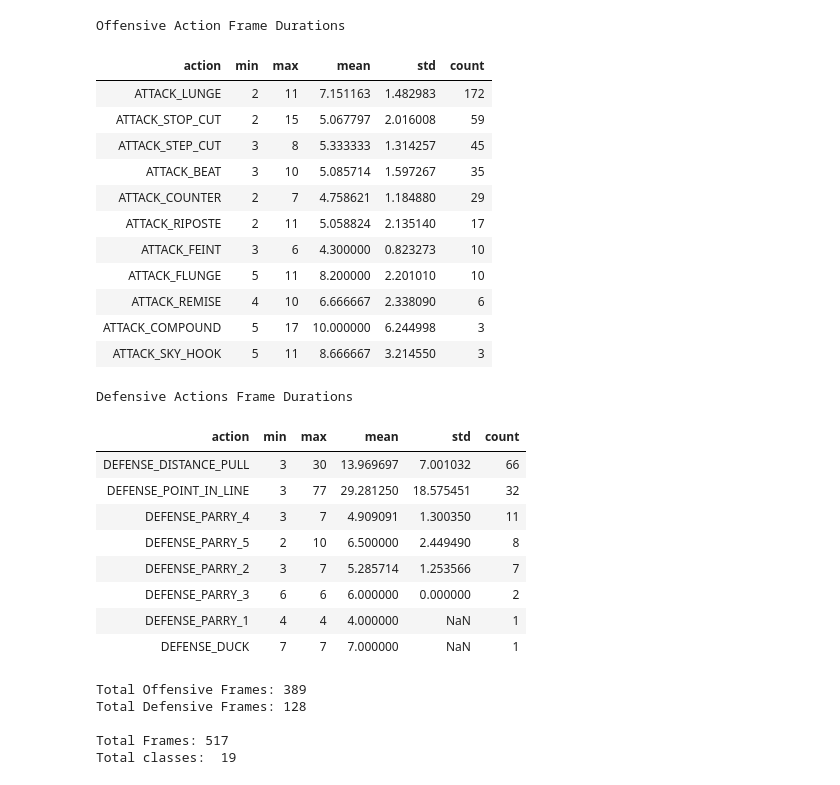
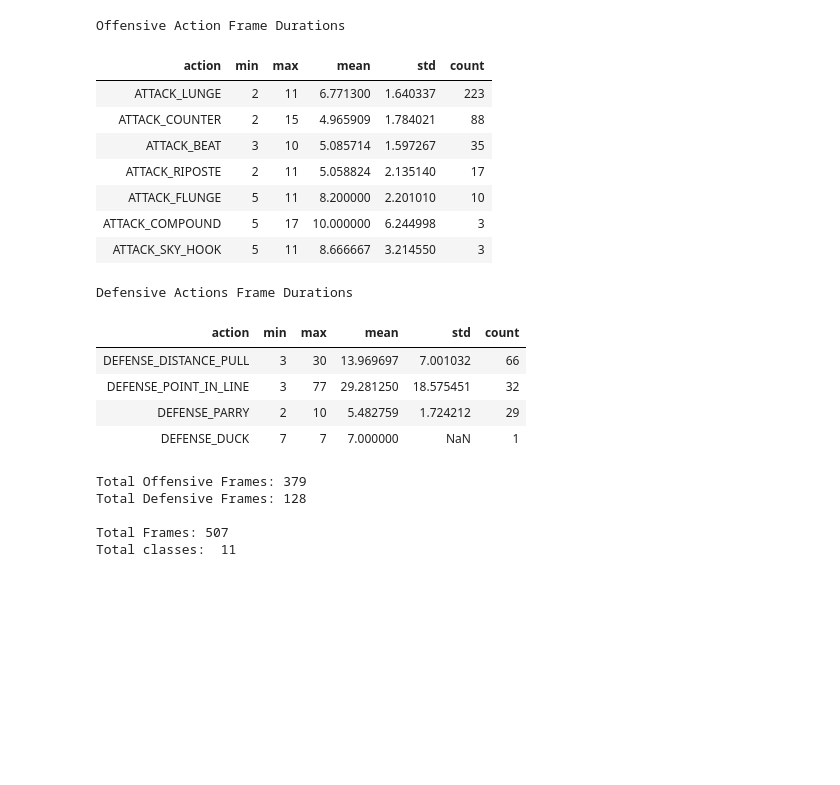
Before and after one commit to MistakesWereMaed/SaberPredict, a Jupyter notebook: Dataset/Pipeline/1-AnnotationParsing.ipynb, the cells around one changed output. Saved outputs shown, nothing was run; the diff lists cells and outputs as text; code cells hidden in the pictures; blank space fills up the shorter version.

Commit message:
Merged some class labels due to similarity with 2D pose representations

```diff
--- a/Dataset/Pipeline/1-AnnotationParsing.ipynb
+++ b/Dataset/Pipeline/1-AnnotationParsing.ipynb
@@ -10,37 +10,45 @@ MINIMUM_ACTION_COUNT                = 5
 # %%
 df = parse_annotations(PATH_ACTIONS)
 
 df["duration"] = df["end_frame"] - df["start_frame"] + 1
-df_actions = df[~df["action"].isin(["ATTACK_PREPARATION", "OTHER_NO_ACTION", "OTHER_RECOVERY"])]
+df_actions = df[~df["action"].isin(["ATTACK_PREPARATION", "OTHER_NO_ACTION", "OTHER_RECOVERY", 'ATTACK_FEINT'])]
 
-show_stats(df_actions)
+merge_map = {
+    "ATTACK_STOP_CUT": "ATTACK_COUNTER",
+    "ATTACK_STEP_CUT": "ATTACK_LUNGE",
+    "ATTACK_REMISE"  : "ATTACK_LUNGE",
+    "DEFENSE_PARRY_1": "DEFENSE_PARRY",
+    "DEFENSE_PARRY_2": "DEFENSE_PARRY",
+    "DEFENSE_PARRY_3": "DEFENSE_PARRY",
+    "DEFENSE_PARRY_4": "DEFENSE_PARRY",
+    "DEFENSE_PARRY_5": "DEFENSE_PARRY",
+}
+
+df_actions_reduced = df_actions.copy()
+df_actions_reduced["action"] = df["action"].apply(
+    lambda x: merge_map[x] if x in merge_map else x
+)
+
+show_stats(df_actions_reduced)
 # %% [output]
 Offensive Action Frame Durations
 | action | min | max | mean | std | count |
-| ATTACK_LUNGE | 2 | 11 | 7.151163 | 1.482983 | 172 |
-| ATTACK_STOP_CUT | 2 | 15 | 5.067797 | 2.016008 | 59 |
-| ATTACK_STEP_CUT | 3 | 8 | 5.333333 | 1.314257 | 45 |
+| ATTACK_LUNGE | 2 | 11 | 6.771300 | 1.640337 | 223 |
+| ATTACK_COUNTER | 2 | 15 | 4.965909 | 1.784021 | 88 |
 | ATTACK_BEAT | 3 | 10 | 5.085714 | 1.597267 | 35 |
-| ATTACK_COUNTER | 2 | 7 | 4.758621 | 1.184880 | 29 |
 | ATTACK_RIPOSTE | 2 | 11 | 5.058824 | 2.135140 | 17 |
-| ATTACK_FEINT | 3 | 6 | 4.300000 | 0.823273 | 10 |
 | ATTACK_FLUNGE | 5 | 11 | 8.200000 | 2.201010 | 10 |
-| ATTACK_REMISE | 4 | 10 | 6.666667 | 2.338090 | 6 |
 | ATTACK_COMPOUND | 5 | 17 | 10.000000 | 6.244998 | 3 |
 | ATTACK_SKY_HOOK | 5 | 11 | 8.666667 | 3.214550 | 3 |
 Defensive Actions Frame Durations
 | action | min | max | mean | std | count |
 | DEFENSE_DISTANCE_PULL | 3 | 30 | 13.969697 | 7.001032 | 66 |
 | DEFENSE_POINT_IN_LINE | 3 | 77 | 29.281250 | 18.575451 | 32 |
-| DEFENSE_PARRY_4 | 3 | 7 | 4.909091 | 1.300350 | 11 |
-| DEFENSE_PARRY_5 | 2 | 10 | 6.500000 | 2.449490 | 8 |
-| DEFENSE_PARRY_2 | 3 | 7 | 5.285714 | 1.253566 | 7 |
-| DEFENSE_PARRY_3 | 6 | 6 | 6.000000 | 0.000000 | 2 |
-| DEFENSE_PARRY_1 | 4 | 4 | 4.000000 | NaN | 1 |
+| DEFENSE_PARRY | 2 | 10 | 5.482759 | 1.724212 | 29 |
 | DEFENSE_DUCK | 7 | 7 | 7.000000 | NaN | 1 |
-Total Offensive Frames: 389
+Total Offensive Frames: 379
 Total Defensive Frames: 128
 
-Total Frames: 517
-Total classes:  19
+Total Frames: 507
+Total classes:  11
 # %%
```
Also changed, not shown: parts of 1 cell of this notebook, 2 other files.
